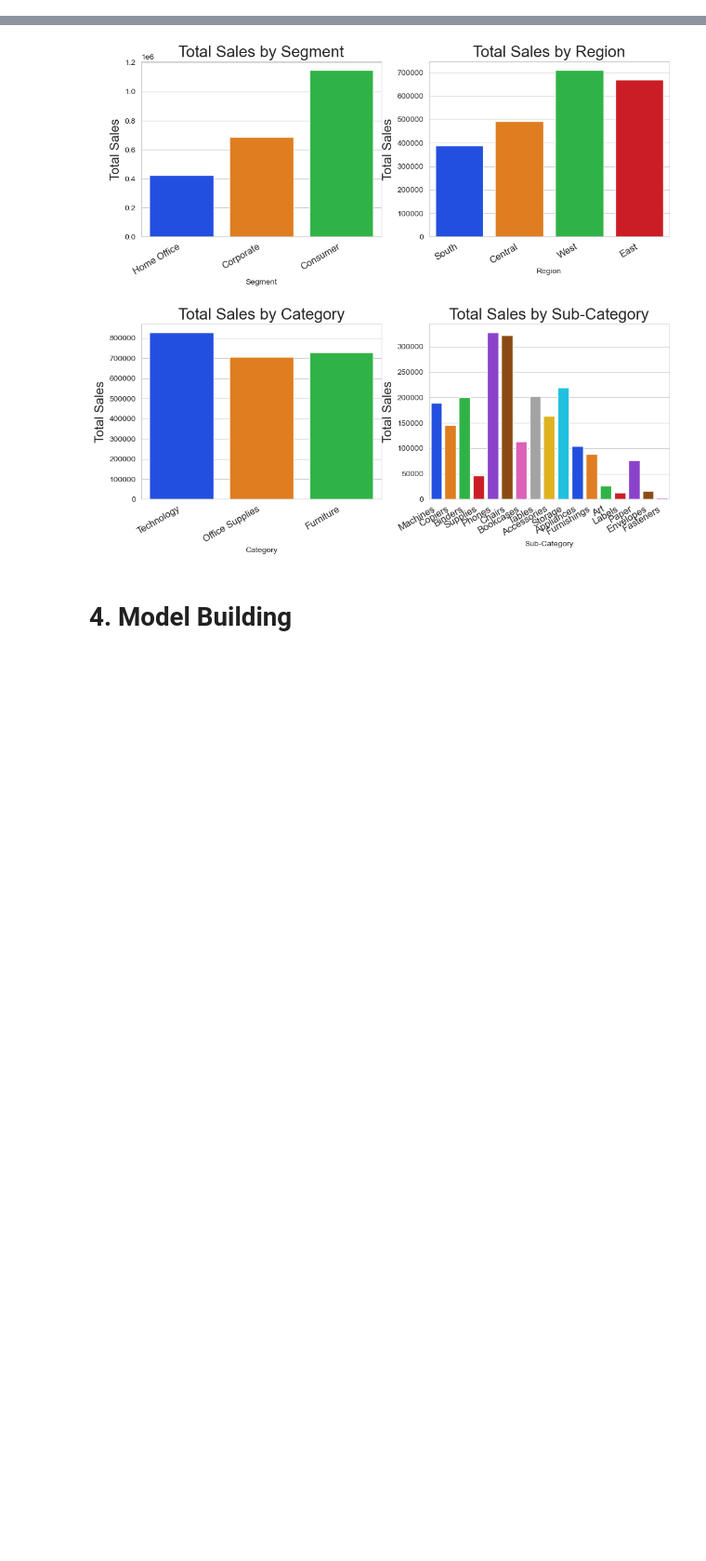
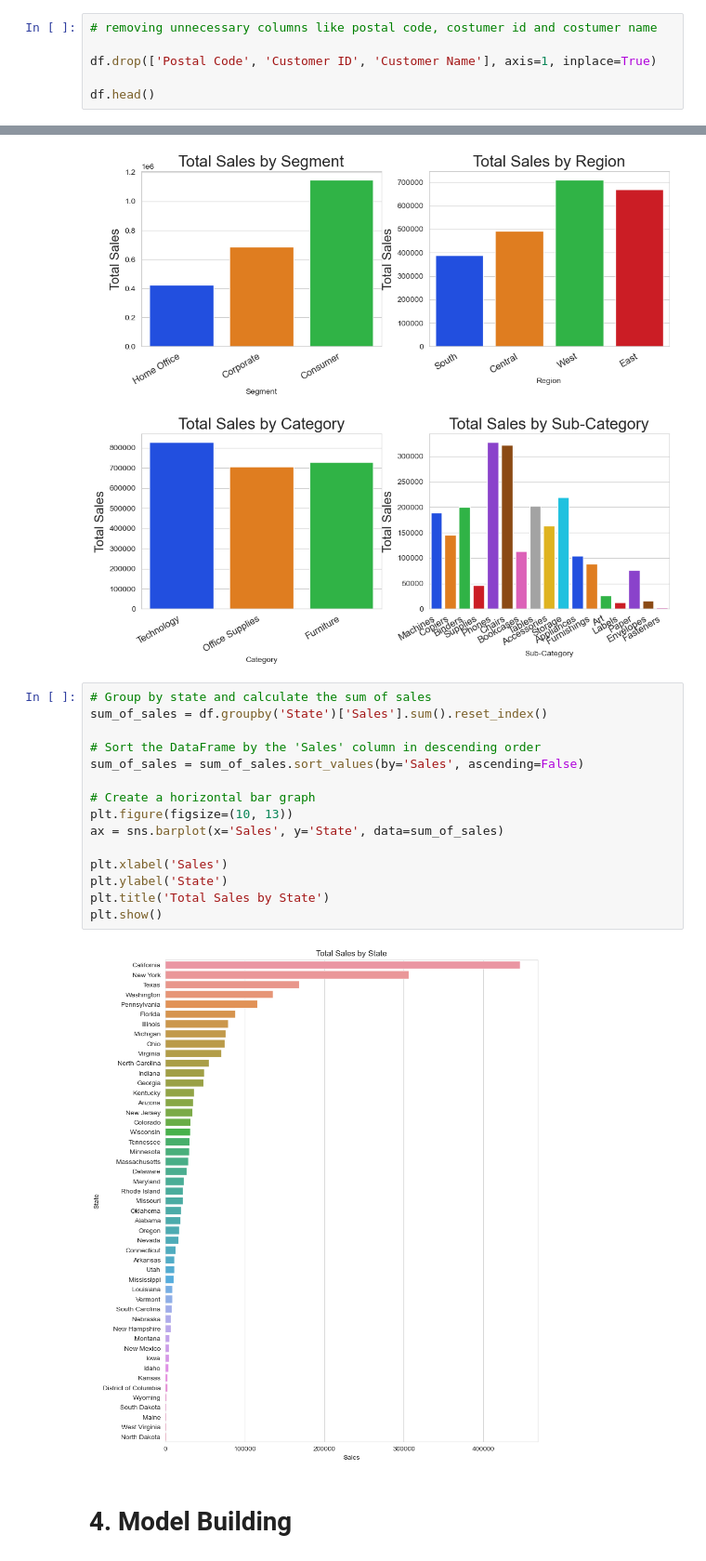
Before and after one commit to bibovaldez/Data-Analysis-Final-Req, a Jupyter notebook: Sales_Forecasting.ipynb, the cells around one changed output, grey strips where cells are left out. Shown: that part at 93% size. Drawn from its saved outputs; the diff is of its cells as text; blank space fills up the shorter version.

```diff
--- a/Sales_Forecasting.ipynb
+++ b/Sales_Forecasting.ipynb
@@ -139,3 +139,9 @@ Sales            0
 dtype: int64
 # %% [markdown]
 the output of checking the missing values shows that there are no missing values in the dataset.
+# %%
+# removing unnecessary columns like postal code, costumer id and costumer name
+
+df.drop(['Postal Code', 'Customer ID', 'Customer Name'], axis=1, inplace=True)
+
+df.head()
@@ -163,5 +176,22 @@ for i, column in enumerate(columns):
 plt.show()
 # %% [output]
 [figure]
+# %%
+# Group by state and calculate the sum of sales
+sum_of_sales = df.groupby('State')['Sales'].sum().reset_index()
+
+# Sort the DataFrame by the 'Sales' column in descending order
+sum_of_sales = sum_of_sales.sort_values(by='Sales', ascending=False)
+
+# Create a horizontal bar graph
+plt.figure(figsize=(10, 13))
+ax = sns.barplot(x='Sales', y='State', data=sum_of_sales)
+
+plt.xlabel('Sales')
+plt.ylabel('State')
+plt.title('Total Sales by State')
+plt.show()
+# %% [output]
+[figure, added]
 # %% [markdown]
 # 4. Model Building
```
Also changed, not shown: parts of 1 cell of this notebook.
